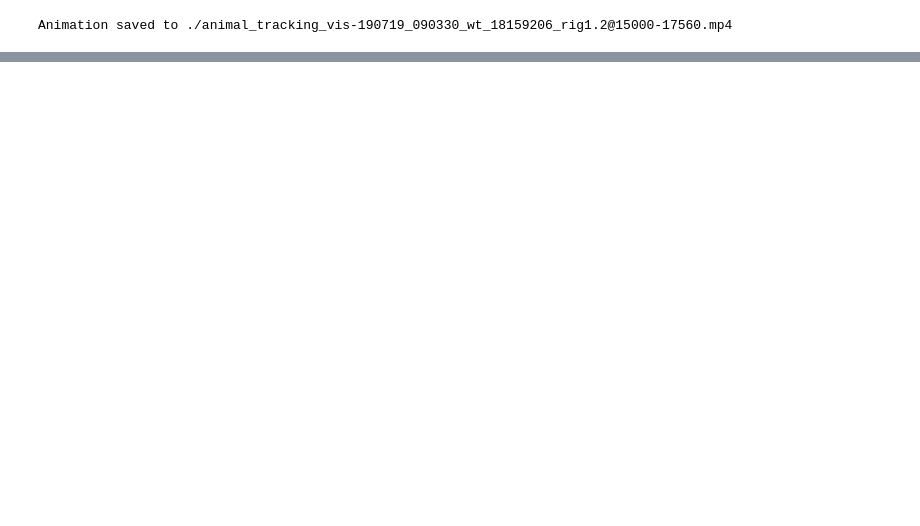
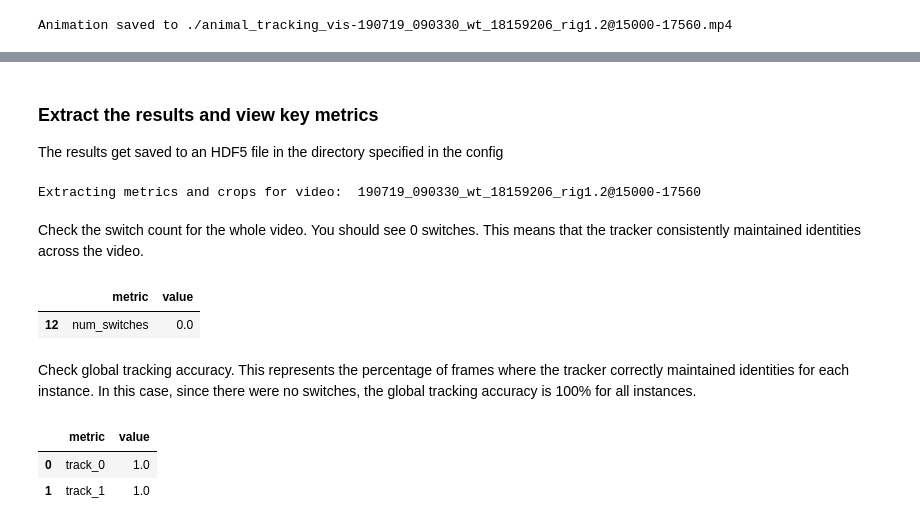
Before and after one commit to talmolab/dreem, a Jupyter notebook: examples/demo/dreem-demo.ipynb, the cells around one changed output, grey strips where cells are left out. Drawn from its saved outputs; the diff is of its cells as text; code cells hidden in the pictures; blank space fills up the shorter version.

Commit message:
- update demo with eval pipeline and configs

```diff
--- a/examples/demo/dreem-demo.ipynb
+++ b/examples/demo/dreem-demo.ipynb
@@ -485,0 +498,4 @@ Animation saved to ./animal_tracking_vis-190719_090330_wt_18159206_rig1.2@15000-
+# %%
+model.metrics["test"] = eval_cfg.get("metrics", {}).get("test", "all")
+model.test_results["save_path"] = eval_cfg.get("save_path", "./eval")
+os.makedirs(model.test_results["save_path"], exist_ok=True)
@@ -485,0 +525,60 @@ Animation saved to ./animal_tracking_vis-190719_090330_wt_18159206_rig1.2@15000-
+# %% [markdown]
+### Extract the results and view key metrics
+The results get saved to an HDF5 file in the directory specified in the config
+# %%
+for file in os.listdir(model.test_results["save_path"]):
+    if file.endswith(".h5"):
+        h5_path = os.path.join(model.test_results["save_path"], file)
+# %%
+dict_vid_motmetrics = {}
+dict_vid_gta = {}
+dict_vid_switch_frame_crops = {}
+
+with h5py.File(h5_path, "r") as results_file:
+    # Iterate through all video groups
+    for vid_name in results_file.keys():
+        print("Extracting metrics and crops for video: ", vid_name)
+        vid_group = results_file[vid_name]
+        # Load MOT summary
+        if "mot_summary" in vid_group:
+            mot_summary_keys = list(vid_group["mot_summary"].attrs)
+            mot_summary_values = [vid_group["mot_summary"].attrs[key] for key in mot_summary_keys]
+            df_motmetrics = pd.DataFrame(list(zip(mot_summary_keys, mot_summary_values)), columns=["metric", "value"])
+            dict_vid_motmetrics[vid_name] = df_motmetrics
+        # Load global tracking accuracy if available
+        if "global_tracking_accuracy" in vid_group:
+            gta_keys = list(vid_group["global_tracking_accuracy"].attrs)
+            gta_values = [vid_group["global_tracking_accuracy"].attrs[key] for key in gta_keys]
+            df_gta = pd.DataFrame(list(zip(gta_keys, gta_values)), columns=["metric", "value"])
+            dict_vid_gta[vid_name] = df_gta
+        # Find all frames with switches and save the crops
+        frame_crop_dict = {}
+        for key in vid_group.keys():
+            if key.startswith("frame_"):
+                frame = vid_group[key]
+                frame_id = frame.attrs["frame_id"]
+                for key in frame.keys():
+                    if key.startswith("instance_"):
+                        instance = frame[key]
+                        if "crop" in instance.keys():
+                            frame_crop_dict[frame_id] = instance["crop"][:].squeeze().transpose(1,2,0)
+        dict_vid_switch_frame_crops[vid_name] = frame_crop_dict
+# %% [output]
+Extracting metrics and crops for video:  190719_090330_wt_18159206_rig1.2@15000-17560
+# %% [markdown]
+Check the switch count for the whole video. You should see 0 switches. This means that the tracker consistently maintained identities across the video.
+# %%
+motmetrics = list(dict_vid_motmetrics.values())[0]
+motmetrics.loc[motmetrics['metric'] == 'num_switches']
+# %% [output]
+|  | metric | value |
+| 12 | num_switches | 0.0 |
+# %% [markdown]
+Check global tracking accuracy. This represents the percentage of frames where the tracker correctly maintained identities for each instance. In this case, since there were no switches, the global tracking accuracy is 100% for all instances.
+# %%
+gta = list(dict_vid_gta.values())[0]
+gta
+# %% [output]
+|  | metric | value |
+| 0 | track_0 | 1.0 |
+| 1 | track_1 | 1.0 |
```
Also changed, not shown: parts of 11 cells of this notebook, 1 other file.
